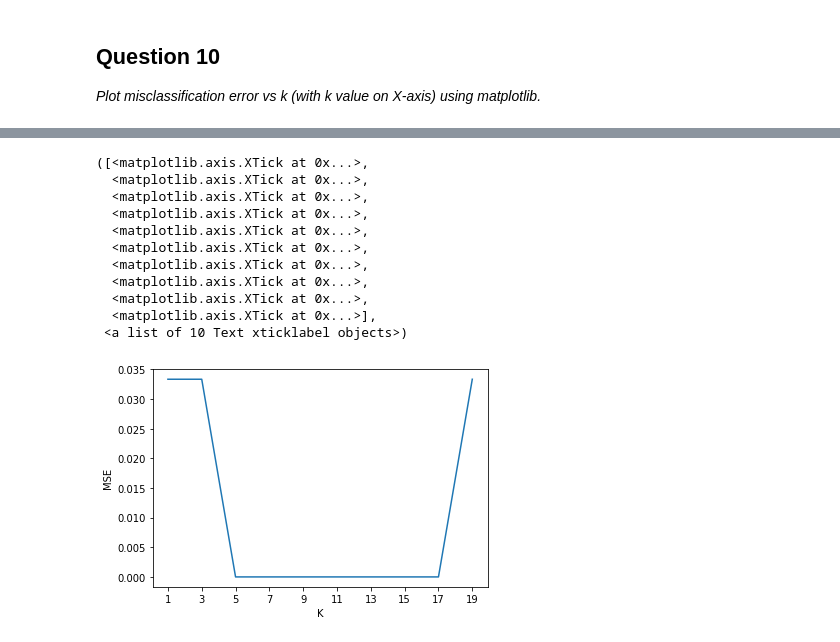
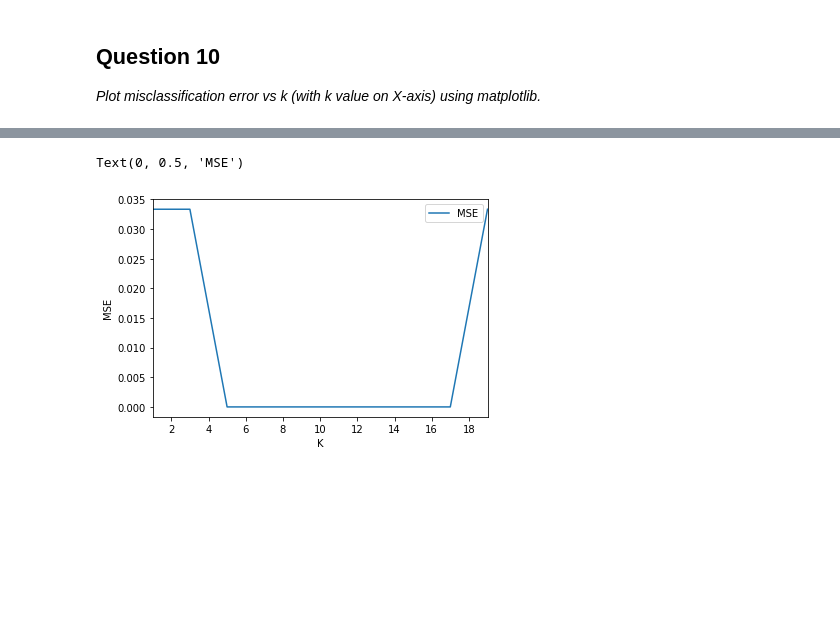
Before and after one commit to GreatLearningAIML1/pune-july19-batch-maheshwariumang, a Jupyter notebook: R2_Internal_Lab_Questions_updated.ipynb, the cells around one changed output, grey strips where cells are left out. Drawn from its saved outputs; the diff is of its cells as text; code cells hidden in the pictures; blank space fills up the shorter version.

```diff
--- a/R2_Internal_Lab_Questions_updated.ipynb
+++ b/R2_Internal_Lab_Questions_updated.ipynb
@@ -267,23 +261,22 @@ Misclassification error (MSE) = 1 - Test accuracy score. Calculated MSE for each
 # %%
 import numpy as np
 # %%
+# optimum K. As we are starting from K=1
 optimal_K = 1
-model_error = 0
-index = 0
-df_index = []
-df_values = []
-dataframe_plot = pd.Series()
+# any model can have maximum SME error = 1
+optimal_model_error = 1
+# Dataframe for storing k and MSE
+MSE_dataframe = pd.DataFrame(index=np.arange(1,20,2), columns=['K', 'MSE'])
+
 for number_of_neighbor in np.arange(1,20,2):
     knn_model = KNeighborsClassifier(n_neighbors=number_of_neighbor)
     knn_model.fit(X_train_scaled, y_train)
-    test_error = 1 - accuracy_score(y_test, knn_model.predict(X_test_scaled))
-    df_index.append(number_of_neighbor)
-    df_values.append(test_error)
-    if(index == 0):
-        model_error = test_error
-        index = 1
-    if(model_error > test_error):
-        model_error = test_error
+    test_prediction = knn_model.predict(X_test_scaled)
+    test_error = 1 - accuracy_score(y_test, test_prediction)
+    MSE_dataframe.loc[number_of_neighbor]['MSE'] = test_error
+    MSE_dataframe.loc[number_of_neighbor]['K'] = number_of_neighbor
+    if(test_error < optimal_model_error):
+        optimal_model_error = test_error
         optimal_K = number_of_neighbor
 
 print("The optimal number of neighbour is ", optimal_K)
@@ -293,7 +286,3 @@ The optimal number of neighbour is  5
 ## Question 10
 
 *Plot misclassification error vs k (with k value on X-axis) using matplotlib.*
-# %%
-MSE_dataframe = pd.Series(data=df_values, index=df_index)
-
-MSE_dataframe.head(10)
@@ -313,20 +290,9 @@ dtype: float64
 import matplotlib.pyplot as plt
 %matplotlib inline
 # %%
-plt.plot(MSE_dataframe)
+MSE_dataframe.plot(x='K', y='MSE')
 plt.xlabel("K")
 plt.ylabel("MSE")
-plt.xticks(df_index)
 # %% [output]
-([<matplotlib.axis.XTick at 0x...>,
-  <matplotlib.axis.XTick at 0x...>,
-  <matplotlib.axis.XTick at 0x...>,
-  <matplotlib.axis.XTick at 0x...>,
-  <matplotlib.axis.XTick at 0x...>,
-  <matplotlib.axis.XTick at 0x...>,
-  <matplotlib.axis.XTick at 0x...>,
-  <matplotlib.axis.XTick at 0x...>,
-  <matplotlib.axis.XTick at 0x...>,
-  <matplotlib.axis.XTick at 0x...>],
- <a list of 10 Text xticklabel objects>)
+Text(0, 0.5, 'MSE')
-[figure, old version]
+[figure, new version]
```
Also changed, not shown: parts of 8 cells of this notebook.
